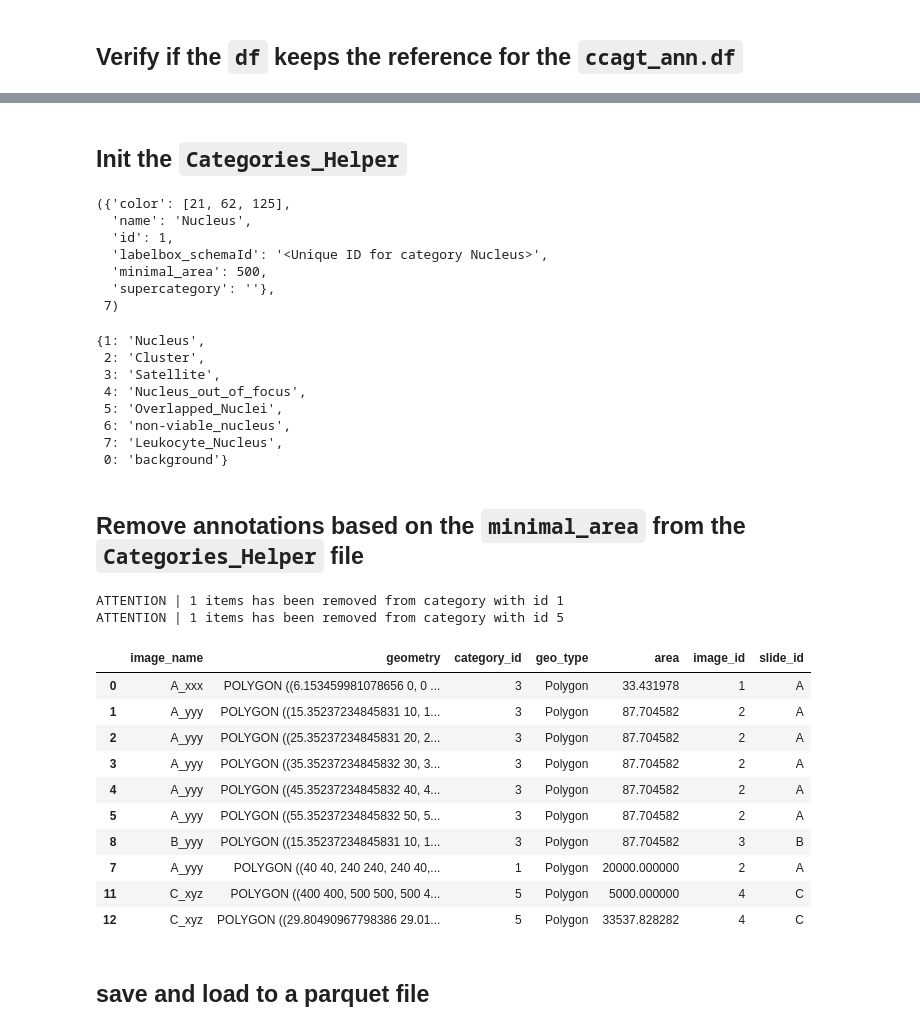
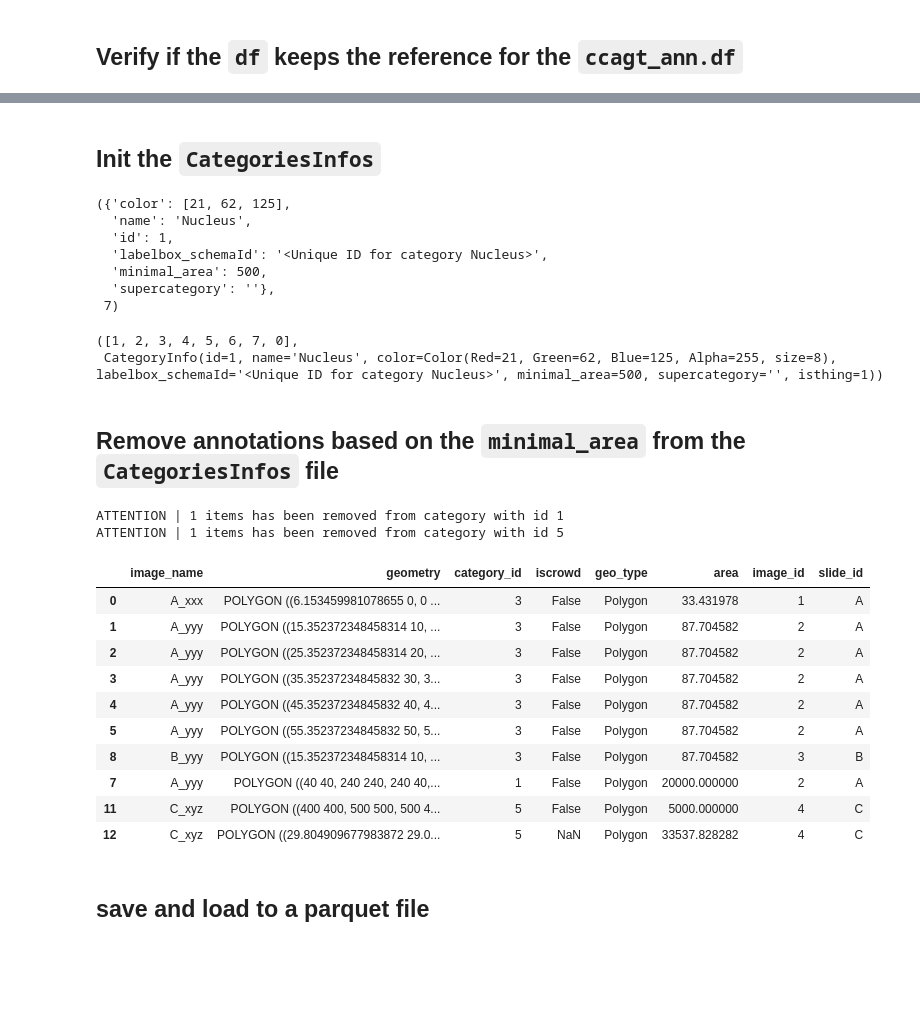
Before and after one commit to johnnv1/CCAgT-utils, a Jupyter notebook: examples/converters/CCAgT.ipynb, the cells around one changed output, grey strips where cells are left out. Cells and saved outputs as stored; diff of their text form; code cells hidden in the pictures; blank space fills up the shorter version.

Commit message:
Update examples (#63)
* update example of CCAgT format

* update example of create plot

```diff
--- a/examples/converters/CCAgT.ipynb
+++ b/examples/converters/CCAgT.ipynb
@@ -254,12 +254,12 @@ ccagt_ann.df
 # %% [markdown]
-## Init the `Categories_Helper`
+## Init the `CategoriesInfos`
 # %%
-helper_path = '../../data/samples/CCAgT_dataset_metadata.json'
-with open(helper_path, 'r') as hf:
-    dataset_helper = json.load(hf)
+metadata_path = '../../data/samples/CCAgT_dataset_metadata.json'
+with open(metadata_path, 'r') as hf:
+    dataset_info = json.load(hf)
 
-categories_helpper = dataset_helper['categories']
-categories_helpper[0], len(categories_helpper)
+cats_info = dataset_info['categories']
+cats_info[0], len(cats_info)
 # %% [output]
 ({'color': [21, 62, 125],
   'name': 'Nucleus',
@@ -273,13 +271,9 @@ ccagt_helper = Categories_Helper(categories_helpper)
-# %%
-ccagt_helper.name_by_category_id
-# %% [output]
-{1: 'Nucleus',
- 2: 'Cluster',
- 3: 'Satellite',
- 4: 'Nucleus_out_of_focus',
- 5: 'Overlapped_Nuclei',
- 6: 'non-viable_nucleus',
- 7: 'Leukocyte_Nucleus',
- 0: 'background'}
+# %%
+ccagt_infos = CategoriesInfos(cats_info)
+# %%
+ccagt_infos.keys(), ccagt_infos[1]
+# %% [output]
+([1, 2, 3, 4, 5, 6, 7, 0],
+ CategoryInfo(id=1, name='Nucleus', color=Color(Red=21, Green=62, Blue=125, Alpha=255, size=8), labelbox_schemaId='<Unique ID for category Nucleus>', minimal_area=500, supercategory='', isthing=1))
 # %% [markdown]
-## Remove annotations based on the `minimal_area` from the `Categories_Helper` file
+## Remove annotations based on the `minimal_area` from the `CategoriesInfos` file
@@ -288,20 +280,20 @@ min_area = ccagt_helper.min_area_by_category_id
 # %%
-df = ccagt_ann.delete_by_area(min_area, ignore_categories={3})
+df = ccagt_ann.delete_by_area(ccagt_infos, ignore_categories={3})
 df
 # %% [output]
 ATTENTION | 1 items has been removed from category with id 1
 ATTENTION | 1 items has been removed from category with id 5
-|  | image_name | geometry | category_id | geo_type | area | image_id | slide_id |
-| 0 | A_xxx | POLYGON ((6.153459981078656 0, 0 ... | 3 | Polygon | 33.431978 | 1 | A |
-| 1 | A_yyy | POLYGON ((15.35237234845831 10, 1... | 3 | Polygon | 87.704582 | 2 | A |
-| 2 | A_yyy | POLYGON ((25.35237234845831 20, 2... | 3 | Polygon | 87.704582 | 2 | A |
-| 3 | A_yyy | POLYGON ((35.35237234845832 30, 3... | 3 | Polygon | 87.704582 | 2 | A |
-| 4 | A_yyy | POLYGON ((45.35237234845832 40, 4... | 3 | Polygon | 87.704582 | 2 | A |
-| 5 | A_yyy | POLYGON ((55.35237234845832 50, 5... | 3 | Polygon | 87.704582 | 2 | A |
-| 8 | B_yyy | POLYGON ((15.35237234845831 10, 1... | 3 | Polygon | 87.704582 | 3 | B |
-| 7 | A_yyy | POLYGON ((40 40, 240 240, 240 40,... | 1 | Polygon | 20000.000000 | 2 | A |
-| 11 | C_xyz | POLYGON ((400 400, 500 500, 500 4... | 5 | Polygon | 5000.000000 | 4 | C |
-| 12 | C_xyz | POLYGON ((29.80490967798386 29.01... | 5 | Polygon | 33537.828282 | 4 | C |
+|  | image_name | geometry | category_id | iscrowd | geo_type | area | image_id | slide_id |
+| 0 | A_xxx | POLYGON ((6.153459981078655 0, 0 ... | 3 | False | Polygon | 33.431978 | 1 | A |
+| 1 | A_yyy | POLYGON ((15.352372348458314 10, ... | 3 | False | Polygon | 87.704582 | 2 | A |
+| 2 | A_yyy | POLYGON ((25.352372348458314 20, ... | 3 | False | Polygon | 87.704582 | 2 | A |
+| 3 | A_yyy | POLYGON ((35.35237234845832 30, 3... | 3 | False | Polygon | 87.704582 | 2 | A |
+| 4 | A_yyy | POLYGON ((45.35237234845832 40, 4... | 3 | False | Polygon | 87.704582 | 2 | A |
+| 5 | A_yyy | POLYGON ((55.35237234845832 50, 5... | 3 | False | Polygon | 87.704582 | 2 | A |
+| 8 | B_yyy | POLYGON ((15.352372348458314 10, ... | 3 | False | Polygon | 87.704582 | 3 | B |
+| 7 | A_yyy | POLYGON ((40 40, 240 240, 240 40,... | 1 | False | Polygon | 20000.000000 | 2 | A |
+| 11 | C_xyz | POLYGON ((400 400, 500 500, 500 4... | 5 | False | Polygon | 5000.000000 | 4 | C |
+| 12 | C_xyz | POLYGON ((29.804909677983872 29.0... | 5 | NaN | Polygon | 33537.828282 | 4 | C |
 # %% [markdown]
 ## save and load to a parquet file
 # %%
```
Also changed, not shown: parts of 18 cells of this notebook, 1 other file.
